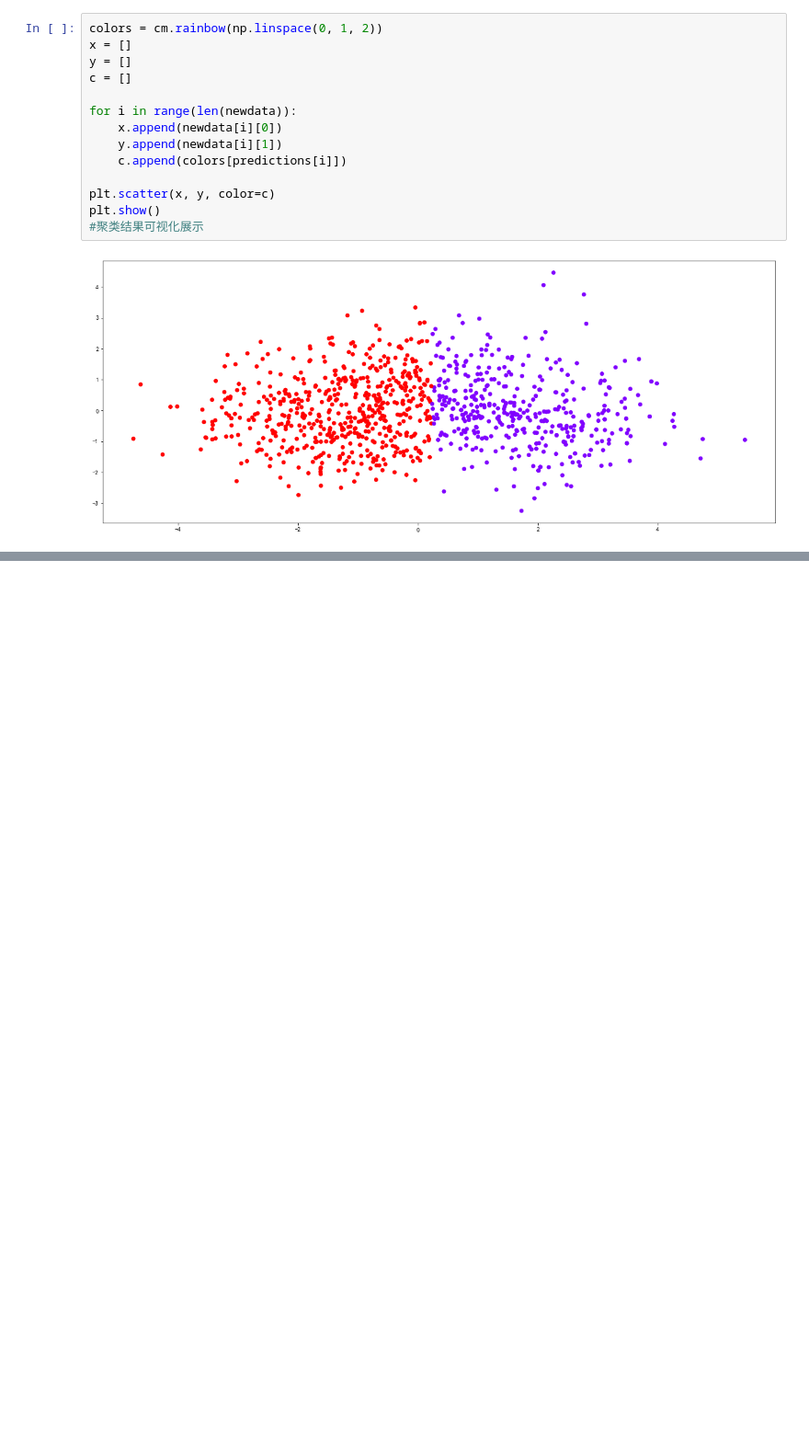
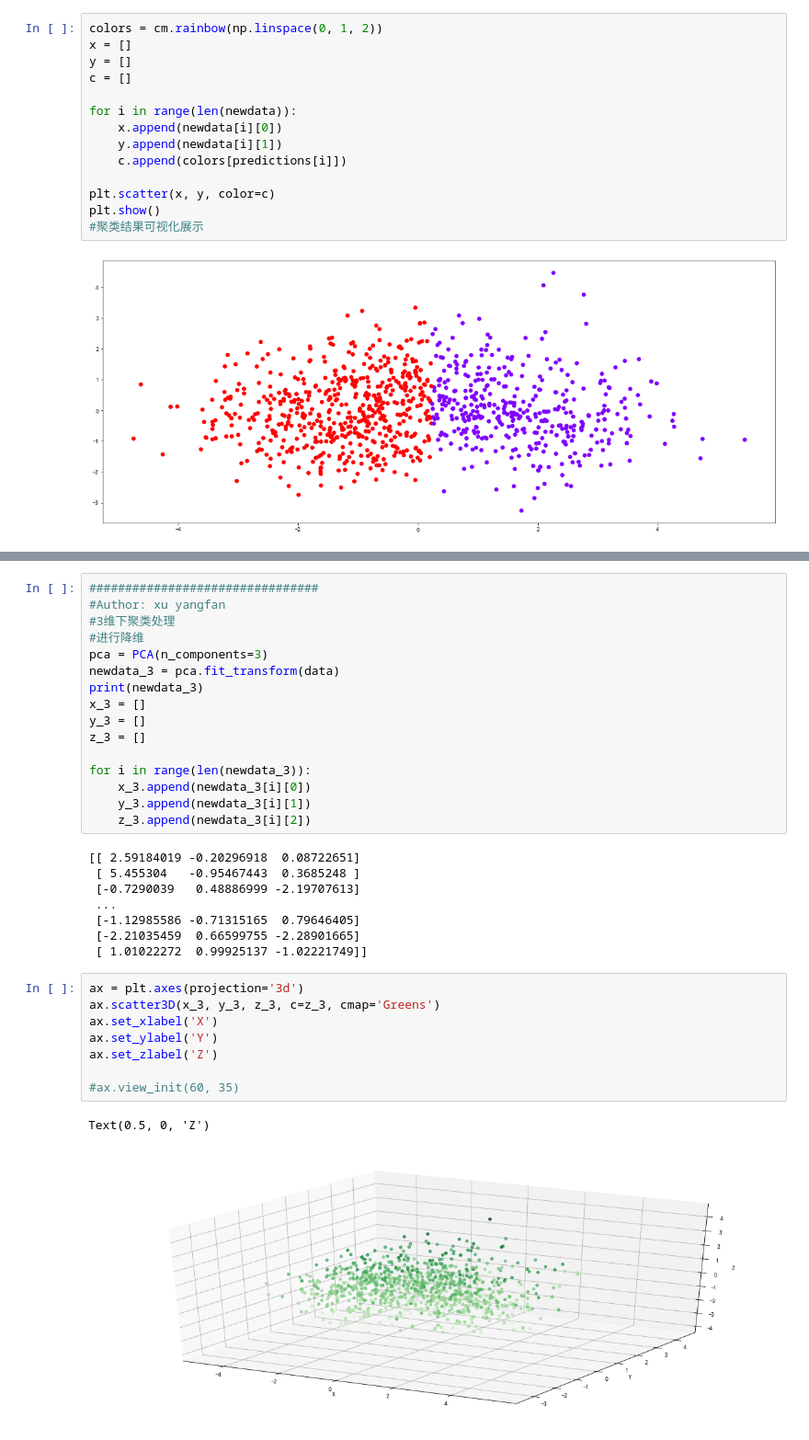
Before and after one commit to MKMQ99/Data-Mining, a Jupyter notebook: 聚类/cluster.ipynb, the cells around one changed output, grey strips where cells are left out. Shown at 92% size. Drawn from its saved outputs; the diff is of its cells as text; blank space fills up the shorter version.

```diff
--- a/聚类/cluster.ipynb
+++ b/聚类/cluster.ipynb
@@ -247,0 +249,35 @@ plt.show()
+# %%
+################################
+#Author: xu yangfan
+#3维下聚类处理
+#进行降维
+pca = PCA(n_components=3)
+newdata_3 = pca.fit_transform(data)
+print(newdata_3)
+x_3 = []
+y_3 = []
+z_3 = []
+
+for i in range(len(newdata_3)):
+    x_3.append(newdata_3[i][0])
+    y_3.append(newdata_3[i][1])
+    z_3.append(newdata_3[i][2])
+# %% [output]
+[[ 2.59184019 -0.20296918  0.08722651]
+ [ 5.455304   -0.95467443  0.3685248 ]
+ [-0.7290039   0.48886999 -2.19707613]
+ ...
+ [-1.12985586 -0.71315165  0.79646405]
+ [-2.21035459  0.66599755 -2.28901665]
+ [ 1.01022272  0.99925137 -1.02221749]]
+# %%
+ax = plt.axes(projection='3d')
+ax.scatter3D(x_3, y_3, z_3, c=z_3, cmap='Greens')
+ax.set_xlabel('X')
+ax.set_ylabel('Y')
+ax.set_zlabel('Z')
+
+#ax.view_init(60, 35)
+# %% [output]
+Text(0.5, 0, 'Z')
+[figure, added]
```
Also changed, not shown: parts of 9 cells of this notebook, 1 other file.
